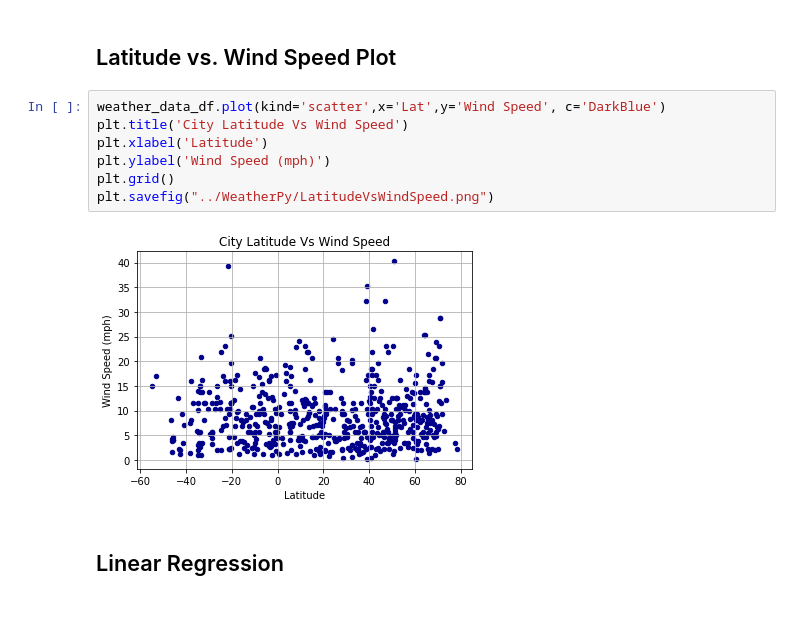
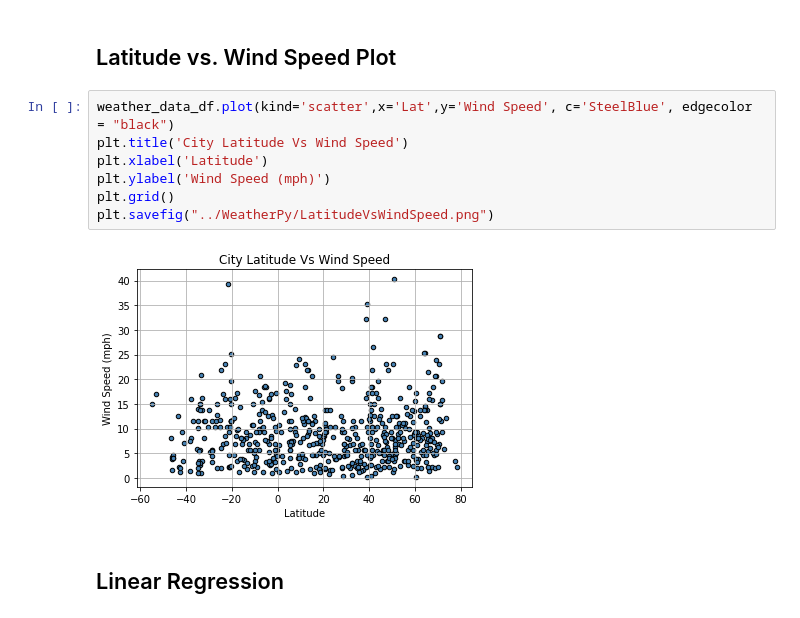
Before and after one commit to ShaeStringerJones/Python-API-Challenge, a Jupyter notebook: WeatherPy/WeatherPy.ipynb, the cells around one changed output. Cells and saved outputs as stored; diff of their text form.

```diff
--- a/WeatherPy/WeatherPy.ipynb
+++ b/WeatherPy/WeatherPy.ipynb
@@ -235,14 +231,14 @@ plt.savefig("../WeatherPy/LatitudeVsCloudiness.png")
 # %% [markdown]
 ## Latitude vs. Wind Speed Plot
 # %%
-weather_data_df.plot(kind='scatter',x='Lat',y='Wind Speed', c='DarkBlue')
+weather_data_df.plot(kind='scatter',x='Lat',y='Wind Speed', c='SteelBlue', edgecolor = "black")
 plt.title('City Latitude Vs Wind Speed')
 plt.xlabel('Latitude')
 plt.ylabel('Wind Speed (mph)')
 plt.grid()
 plt.savefig("../WeatherPy/LatitudeVsWindSpeed.png")
 # %% [output]
-[figure, old version]
+[figure, new version]
 # %% [markdown]
 ## Linear Regression
 # %% [markdown]
```
Also changed, not shown: parts of 4 cells of this notebook, 7 other files.
